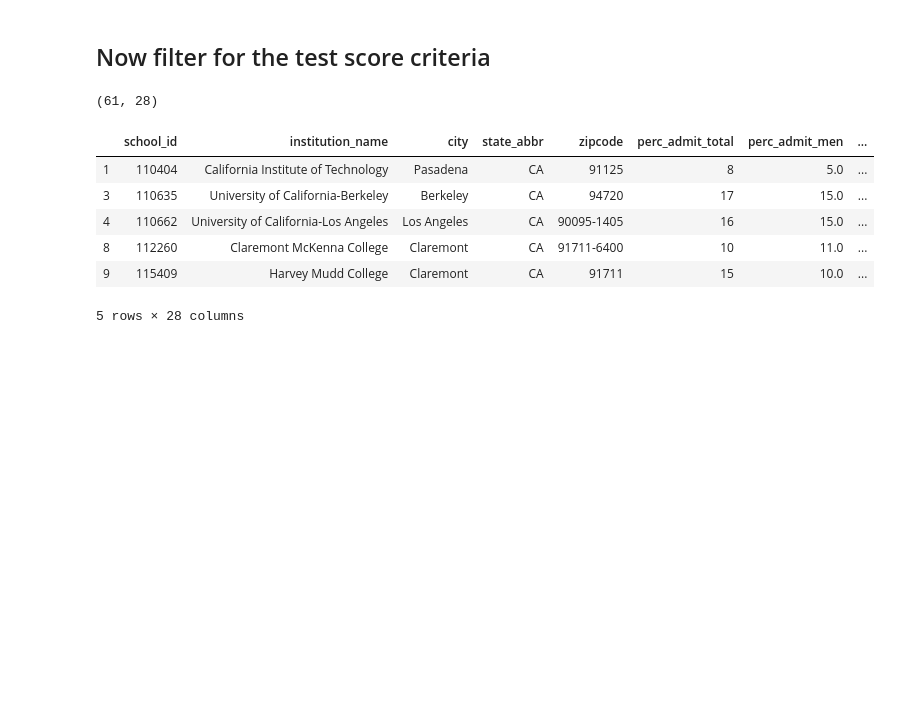
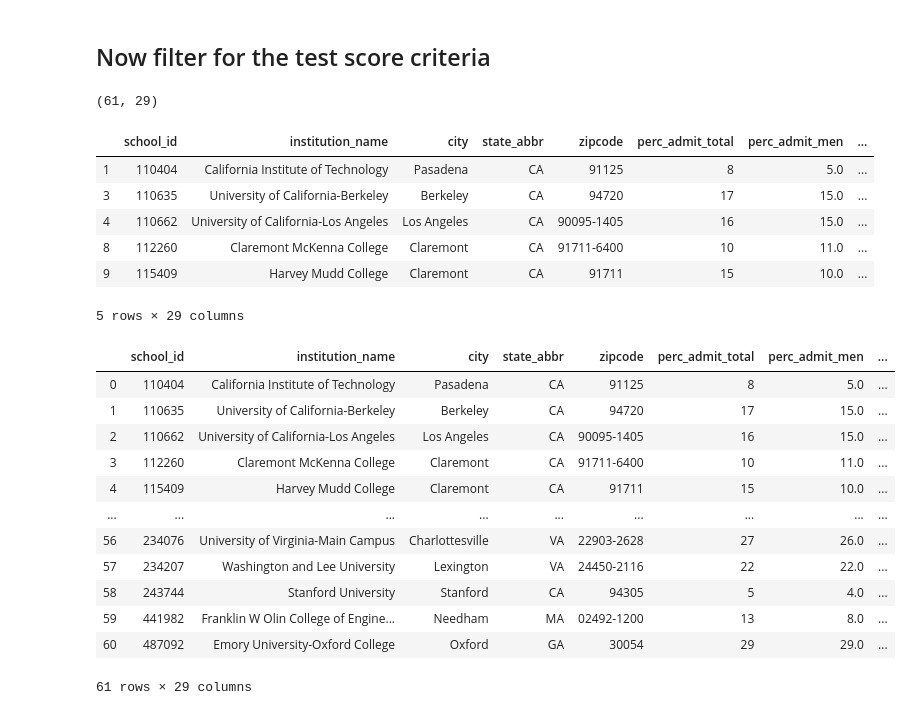
Before and after one commit to CatSchmalzer/College_Tuition_and_Student_Debt, a Jupyter notebook: notebooks/IPEDS_general_eda.ipynb, the cells around one changed output. Cells and saved outputs as stored; diff of their text form; code cells hidden in the pictures; blank space fills up the shorter version.

```diff
--- a/notebooks/IPEDS_general_eda.ipynb
+++ b/notebooks/IPEDS_general_eda.ipynb
@@ -73,5 +98,6 @@ admissions_cond.head()
 # %%
 admissions_cond['sat_comp_25'] = admissions_cond['sat_verb_25'] + admissions_cond['sat_math_25']
+admissions_cond['sat_comp_75'] = admissions_cond['sat_verb_75'] + admissions_cond['sat_math_75']
 # %% [markdown]
 ## Some EDA on this dataset
 # %%
@@ -249,7 +275,7 @@ hi_selective_schools.shape
 - AND possess an average composite ACT (25%tile) score of at least 29
 - OR an average combined SAT (25%tile) score of at least 1340.
 # %%
-test_scores = admissions_cond[['school_id', 'sat_comp_25', 'sat_verb_25', 'sat_verb_75', 'sat_math_25', 'sat_math_75',
+test_scores = admissions_cond[['school_id', 'sat_comp_25', 'sat_comp_75','sat_verb_25', 'sat_verb_75', 'sat_math_25', 'sat_math_75',
                               'act_comp_25', 'act_comp_75', 'act_eng_25', 'act_eng_75', 'act_math_25', 'act_math_75']]
 # %% [markdown]
 ### Merge in the test score data
@@ -274,7 +300,7 @@ hi_schools_with_scores = hi_selective_schools.loc[(hi_selective_schools['act_com
 # %%
 hi_schools_with_scores.shape
 # %% [output]
-(61, 28)
+(61, 29)
 # %%
 hi_schools_with_scores.head()
 # %% [output]
@@ -284,7 +310,23 @@ hi_schools_with_scores.head()
 | 4 | 110662 | University of California-Los Angeles | Los Angeles | CA | 90095-1405 | 16 | 15.0 | ... |
 | 8 | 112260 | Claremont McKenna College | Claremont | CA | 91711-6400 | 10 | 11.0 | ... |
 | 9 | 115409 | Harvey Mudd College | Claremont | CA | 91711 | 15 | 10.0 | ... |
-5 rows × 28 columns
+5 rows × 29 columns
+# %%
+hi_schools_with_scores.reset_index(drop=True)
+# %% [output]
+|  | school_id | institution_name | city | state_abbr | zipcode | perc_admit_total | perc_admit_men | ... |
+| 0 | 110404 | California Institute of Technology | Pasadena | CA | 91125 | 8 | 5.0 | ... |
+| 1 | 110635 | University of California-Berkeley | Berkeley | CA | 94720 | 17 | 15.0 | ... |
+| 2 | 110662 | University of California-Los Angeles | Los Angeles | CA | 90095-1405 | 16 | 15.0 | ... |
+| 3 | 112260 | Claremont McKenna College | Claremont | CA | 91711-6400 | 10 | 11.0 | ... |
+| 4 | 115409 | Harvey Mudd College | Claremont | CA | 91711 | 15 | 10.0 | ... |
+| ... | ... | ... | ... | ... | ... | ... | ... | ... |
+| 56 | 234076 | University of Virginia-Main Campus | Charlottesville | VA | 22903-2628 | 27 | 26.0 | ... |
+| 57 | 234207 | Washington and Lee University | Lexington | VA | 24450-2116 | 22 | 22.0 | ... |
+| 58 | 243744 | Stanford University | Stanford | CA | 94305 | 5 | 4.0 | ... |
+| 59 | 441982 | Franklin W Olin College of Engine... | Needham | MA | 02492-1200 | 13 | 8.0 | ... |
+| 60 | 487092 | Emory University-Oxford College | Oxford | GA | 30054 | 29 | 29.0 | ... |
+61 rows × 29 columns
 # %%
 hi_schools_with_scores.sort_values(by = ['perc_admit_total'])
 # %% [output]
```
Also changed, not shown: parts of 17 cells of this notebook, 2 other files.
